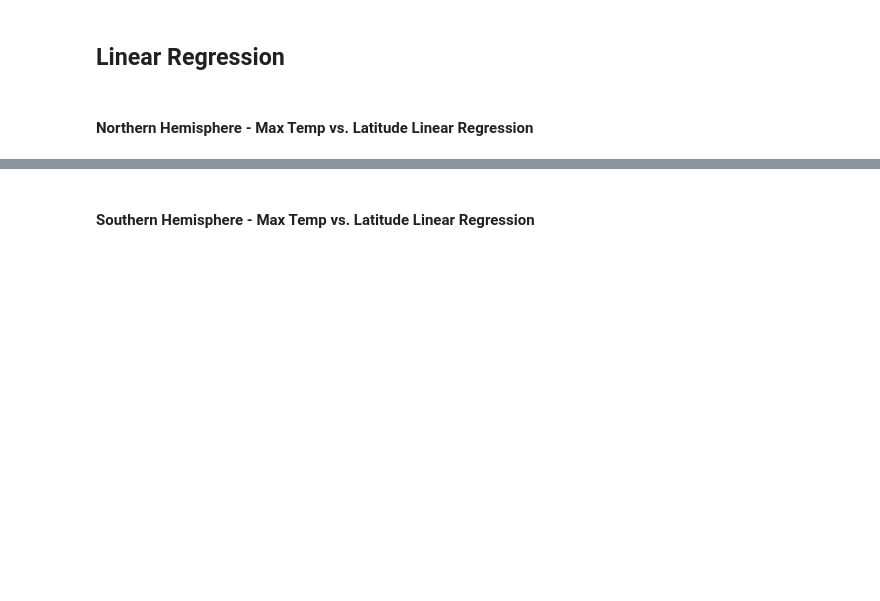
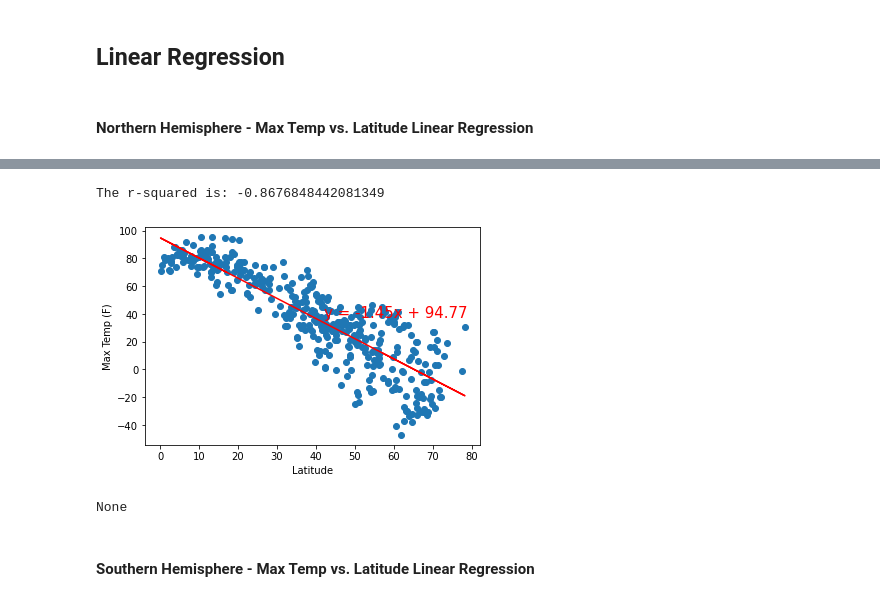
Before and after one commit to KGore12/python-api-challenge, a Jupyter notebook: WeatherPy/WeatherPy.ipynb, the cells around one changed output, grey strips where cells are left out. Drawn from its saved outputs; the diff is of its cells as text; code cells hidden in the pictures; blank space fills up the shorter version.

Commit message:
analysis of Max Temp vs. Latitude Linear Regression

```diff
--- a/WeatherPy/WeatherPy.ipynb
+++ b/WeatherPy/WeatherPy.ipynb
@@ -255,6 +255,6 @@ The majority of cities show a wind speed between 0-15 mph.
         # Northern Hemisphere - Wind Speed (mph) vs. Latitude
         # Southern Hemisphere - Wind Speed (mph) vs. Latitude
 
-# Create Northern and Southern Hemisphere DataFrames
-northern_hemis_df = weather_data_df.loc[weather_data_df["Lat"] >=0]
-southern_hemis_df = weather_data_df.loc[weather_data_df["Lat"] <0]
+# Create Northern and Southern Hemisphere DataFrames using "loc" and pull from city_weather_df
+northern_hem_df = city_weather_df.loc[city_weather_df["Lat"] >=0]
+southern_hem_df = city_weather_df.loc[city_weather_df["Lat"] <0]
@@ -263,2 +261,15 @@ southern_hemis_df = weather_data_df.loc[weather_data_df["Lat"] <0]
+# %%
+#define a function to call linear regressions and scatter plots
+def linear_regression_plot(x_values,y_values):
+    (slope, intercept, rvalue, pvalue, stderr) = linregress(x_values, y_values)
+
+    regress_values = x_values * slope + intercept
+    line_eq = "y = " + str(round(slope,2)) + "x + " + str(round(intercept,2))
+    plt.scatter(x_values,y_values)
+    plt.plot(x_values,regress_values,"r-")
+    plt.annotate(line_eq,(x_values.median(),y_values.median()),fontsize=15,color="red")
+    plt.xlabel("Latitude")
+    print(f"The r-squared is: {rvalue}")
+    plt.show()
 # %% [markdown]
 ####  Northern Hemisphere - Max Temp vs. Latitude Linear Regression
@@ -269,2 +276,12 @@ The r-value is: 0.46937863826630627
+# %%
+# Label x and y values of plot and print result for Northern Hemisphere - Max Temp vs. Latitude Linear Regression
+x_values = northern_hem_df["Lat"]
+y_values = northern_hem_df["Max Temp"]
+plt.ylabel("Max Temp (F)")
+print(linear_regression_plot(x_values,y_values))
+# %% [output]
+The r-squared is: -0.8676848442081349
+[figure, added]
+None
 # %% [markdown]
 ####  Southern Hemisphere - Max Temp vs. Latitude Linear Regression
```
Also changed, not shown: parts of 13 cells of this notebook.
